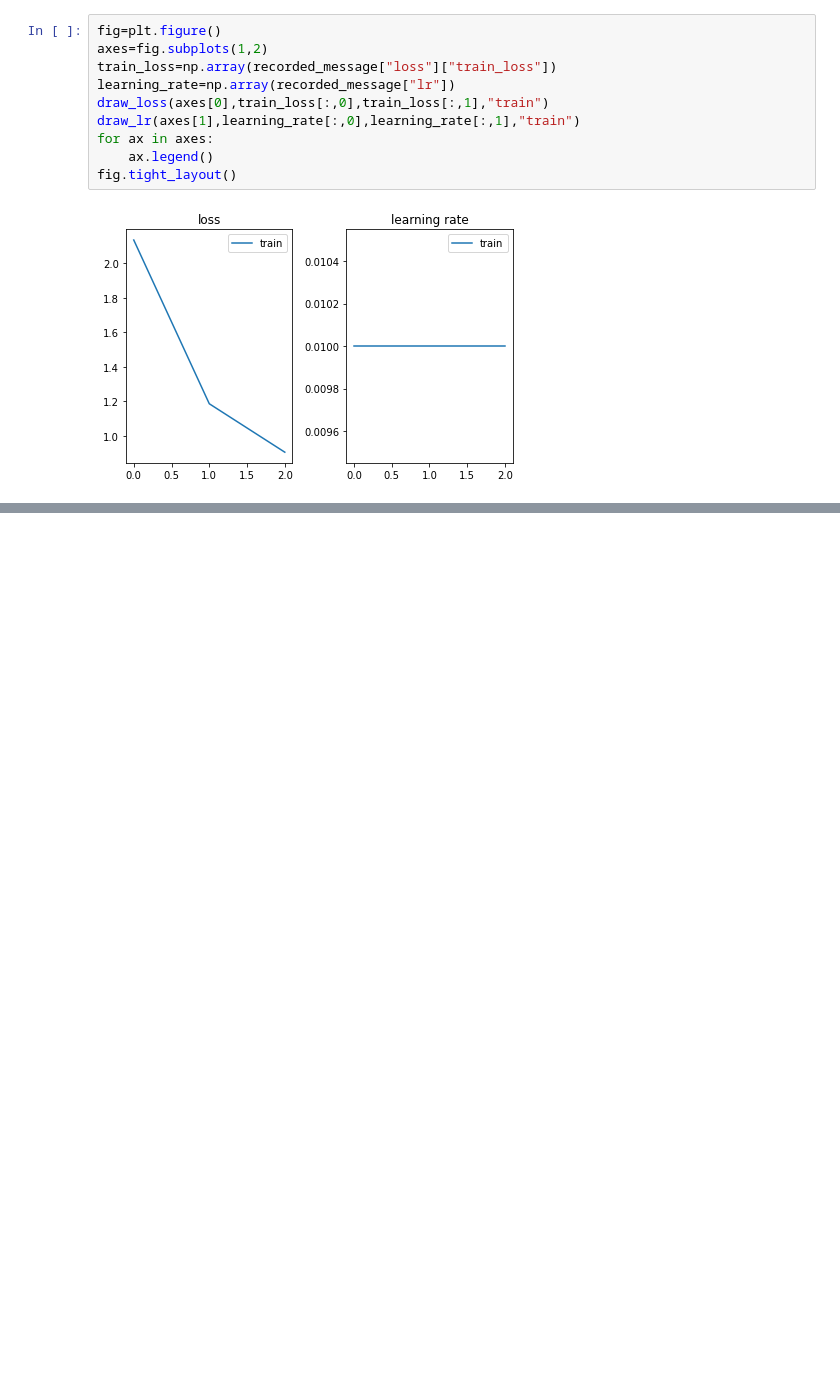
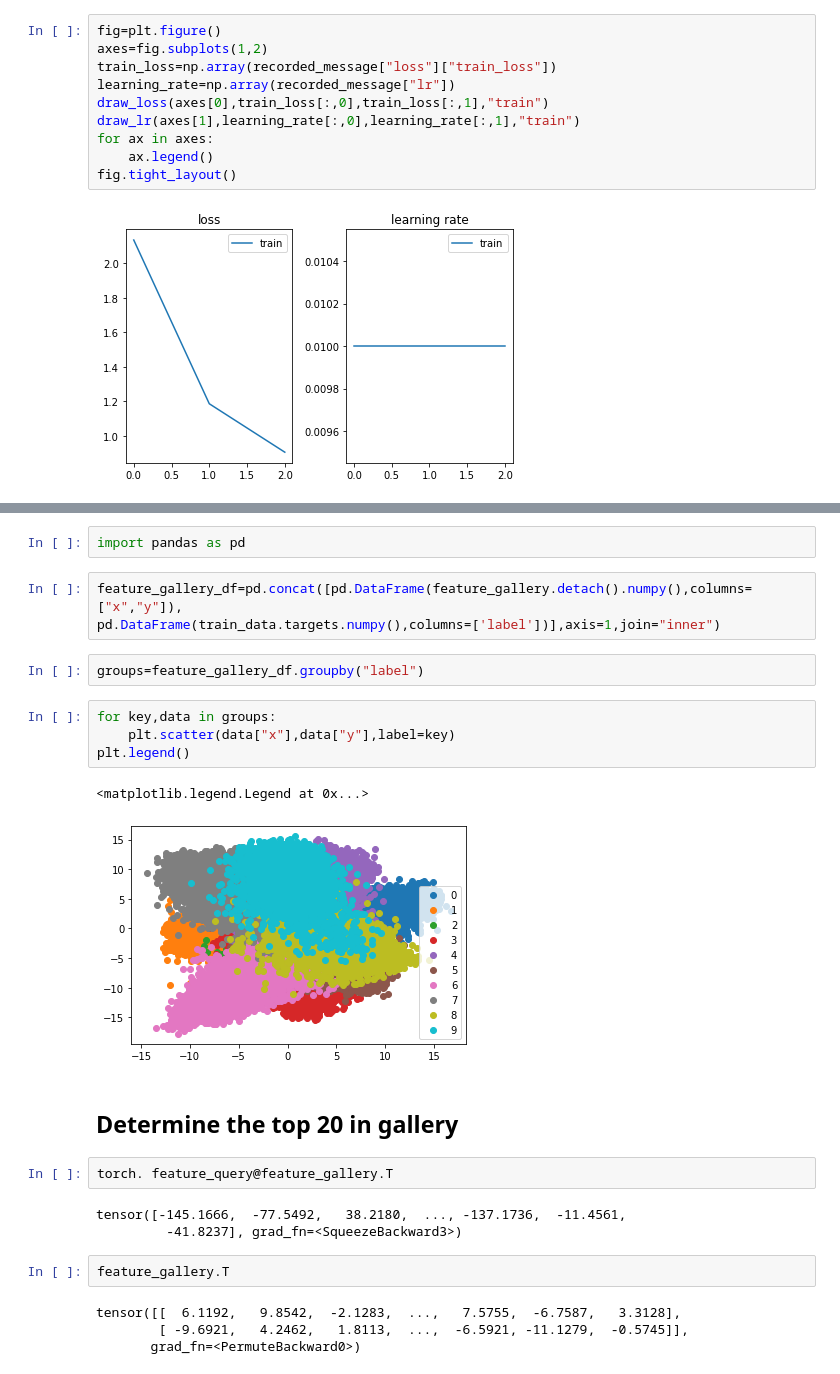
Before and after one commit to Xianbo-X/ProjectComputerVisionAnd3DImageProcessing, a Jupyter notebook: ReIDProj/ReID_Mnist_Main.ipynb, the cells around one changed output, grey strips where cells are left out. Saved outputs shown, nothing was run; the diff lists cells and outputs as text; blank space fills up the shorter version.

```diff
--- a/ReIDProj/ReID_Mnist_Main.ipynb
+++ b/ReIDProj/ReID_Mnist_Main.ipynb
@@ -75,0 +96,27 @@ fig.tight_layout()
+# %%
+import pandas as pd
+# %%
+feature_gallery_df=pd.concat([pd.DataFrame(feature_gallery.detach().numpy(),columns=["x","y"]),
+pd.DataFrame(train_data.targets.numpy(),columns=['label'])],axis=1,join="inner")
+# %%
+groups=feature_gallery_df.groupby("label")
+# %%
+for key,data in groups:
+    plt.scatter(data["x"],data["y"],label=key)
+plt.legend()
+# %% [output]
+<matplotlib.legend.Legend at 0x...>
+[figure, added]
+# %% [markdown]
+## Determine the top 20 in gallery
+# %%
+torch. feature_query@feature_gallery.T
+# %% [output]
+tensor([-145.1666,  -77.5492,   38.2180,  ..., -137.1736,  -11.4561,
+         -41.8237], grad_fn=<SqueezeBackward3>)
+# %%
+feature_gallery.T
+# %% [output]
+tensor([[  6.1192,   9.8542,  -2.1283,  ...,   7.5755,  -6.7587,   3.3128],
+        [ -9.6921,   4.2462,   1.8113,  ...,  -6.5921, -11.1279,  -0.5745]],
+       grad_fn=<PermuteBackward0>)
```
Also changed, not shown: parts of 10 cells of this notebook.
